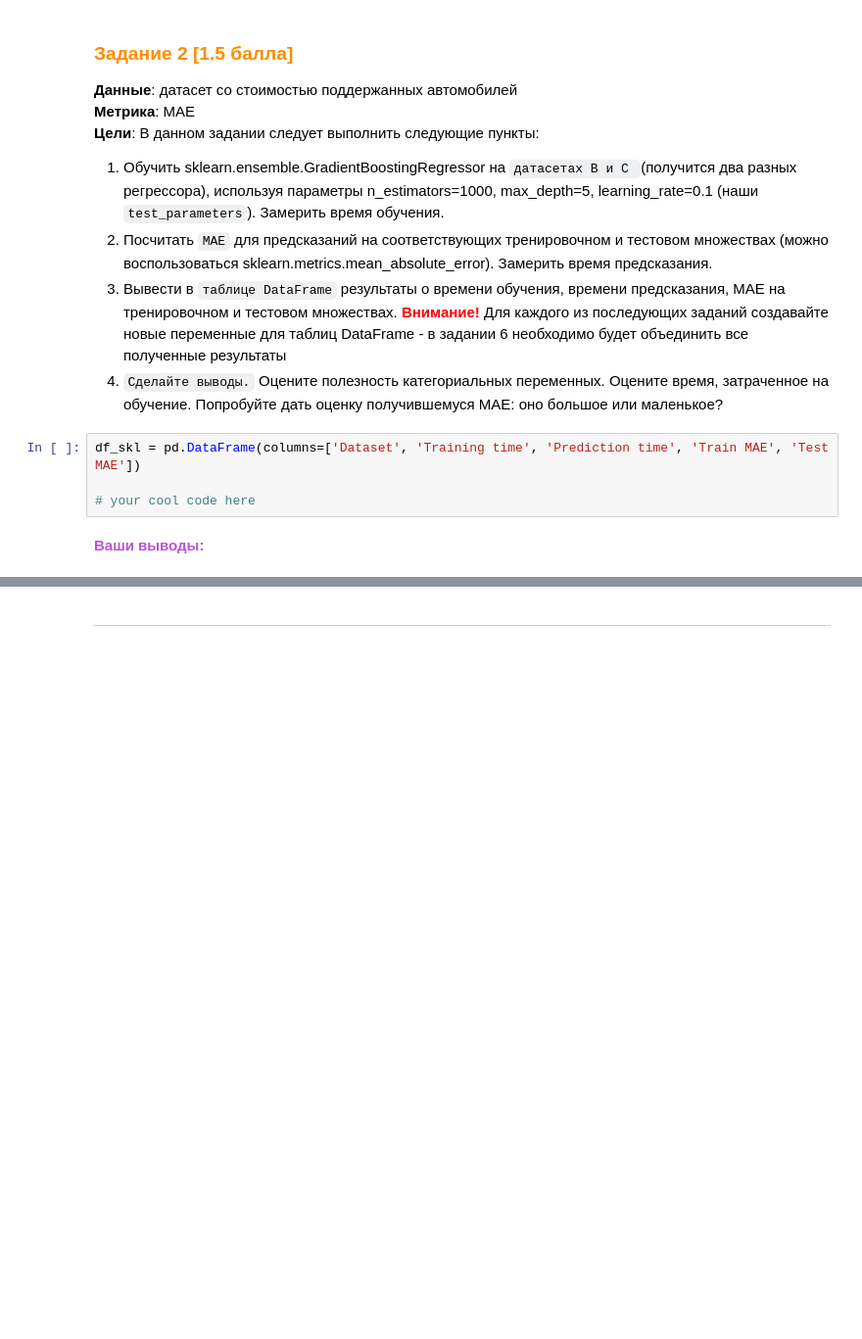
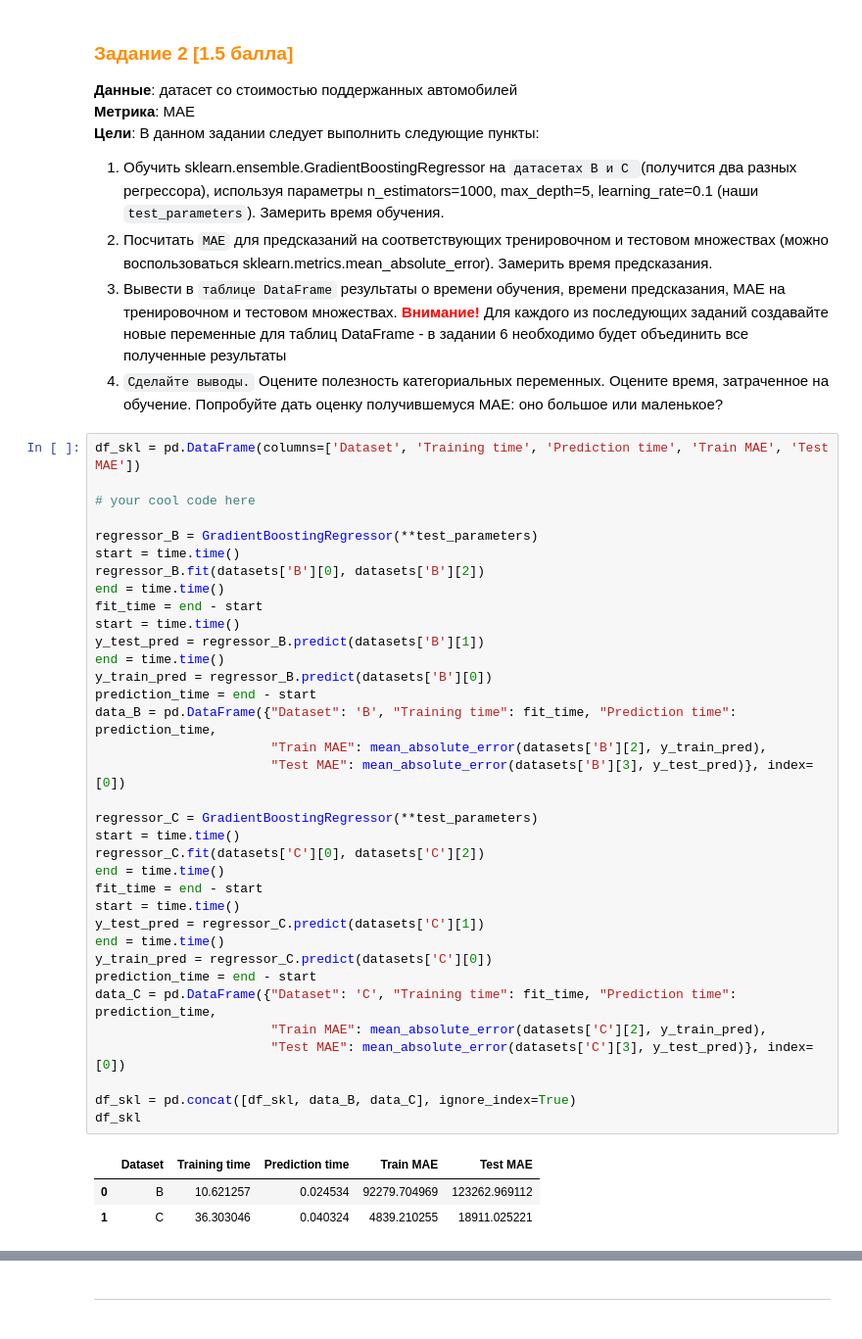
Before and after one commit to vrodealyona/ML2025, a Jupyter notebook: [Base]_Boosting_part1.ipynb, the cells around one changed output, grey strips where cells are left out. Shown at 98% size. Saved outputs shown, nothing was run; the diff lists cells and outputs as text; blank space fills up the shorter version.

```diff
--- a/[Base]_Boosting_part1.ipynb
+++ b/[Base]_Boosting_part1.ipynb
@@ -195,9 +269,42 @@ FYI: в sklearn имеется также реализация `GradientBoosting
 3. Вывести в `таблице DataFrame` результаты о времени обучения, времени предсказания, MAE на тренировочном и тестовом множествах.
 <font color='red'>**Внимание!**</font> Для каждого из последующих заданий создавайте новые переменные для таблиц DataFrame - в задании 6 необходимо будет объединить все полученные результаты
 4. `Сделайте выводы.` Оцените полезность категориальных переменных. Оцените время, затраченное на обучение. Попробуйте дать оценку получившемуся MAE: оно большое или маленькое?
-# %%
-df_skl = pd.DataFrame(columns=['Dataset', 'Training time', 'Prediction time', 'Train MAE', 'Test MAE'])
-
-# your cool code here
-# %% [markdown]
-**<font color='MediumOrchid'>Ваши выводы:</font>**
+# %%
+df_skl = pd.DataFrame(columns=['Dataset', 'Training time', 'Prediction time', 'Train MAE', 'Test MAE'])
+
+# your cool code here
+
+regressor_B = GradientBoostingRegressor(**test_parameters)
+start = time.time()
+regressor_B.fit(datasets['B'][0], datasets['B'][2])
+end = time.time()
+fit_time = end - start
+start = time.time()
+y_test_pred = regressor_B.predict(datasets['B'][1])
+end = time.time()
+y_train_pred = regressor_B.predict(datasets['B'][0])
+prediction_time = end - start
+data_B = pd.DataFrame({"Dataset": 'B', "Training time": fit_time, "Prediction time": prediction_time,
+                       "Train MAE": mean_absolute_error(datasets['B'][2], y_train_pred),
+                       "Test MAE": mean_absolute_error(datasets['B'][3], y_test_pred)}, index=[0])
+
+regressor_C = GradientBoostingRegressor(**test_parameters)
+start = time.time()
+regressor_C.fit(datasets['C'][0], datasets['C'][2])
+end = time.time()
+fit_time = end - start
+start = time.time()
+y_test_pred = regressor_C.predict(datasets['C'][1])
+end = time.time()
+y_train_pred = regressor_C.predict(datasets['C'][0])
+prediction_time = end - start
+data_C = pd.DataFrame({"Dataset": 'C', "Training time": fit_time, "Prediction time": prediction_time,
+                       "Train MAE": mean_absolute_error(datasets['C'][2], y_train_pred),
+                       "Test MAE": mean_absolute_error(datasets['C'][3], y_test_pred)}, index=[0])
+
+df_skl = pd.concat([df_skl, data_B, data_C], ignore_index=True)
+df_skl
+# %% [output]
+|  | Dataset | Training time | Prediction time | Train MAE | Test MAE |
+| 0 | B | 10.621257 | 0.024534 | 92279.704969 | 123262.969112 |
+| 1 | C | 36.303046 | 0.040324 | 4839.210255 | 18911.025221 |
```
Also changed, not shown: parts of 24 cells of this notebook.
